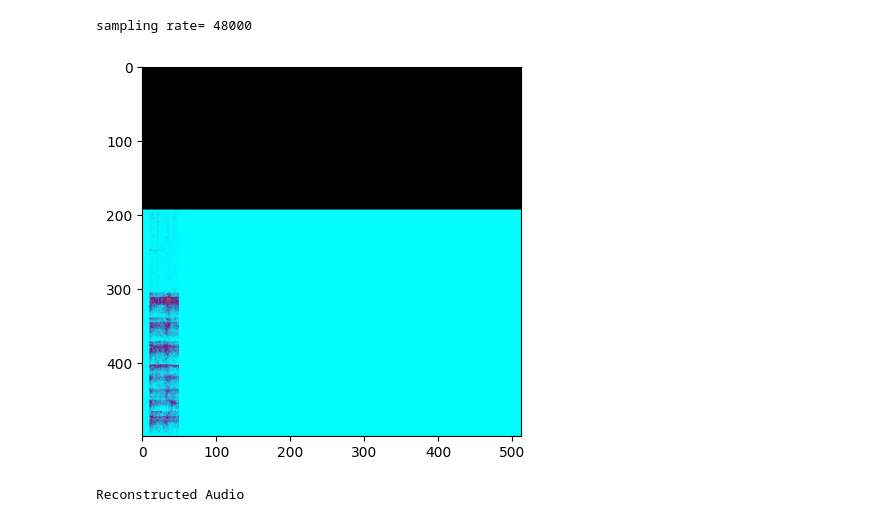
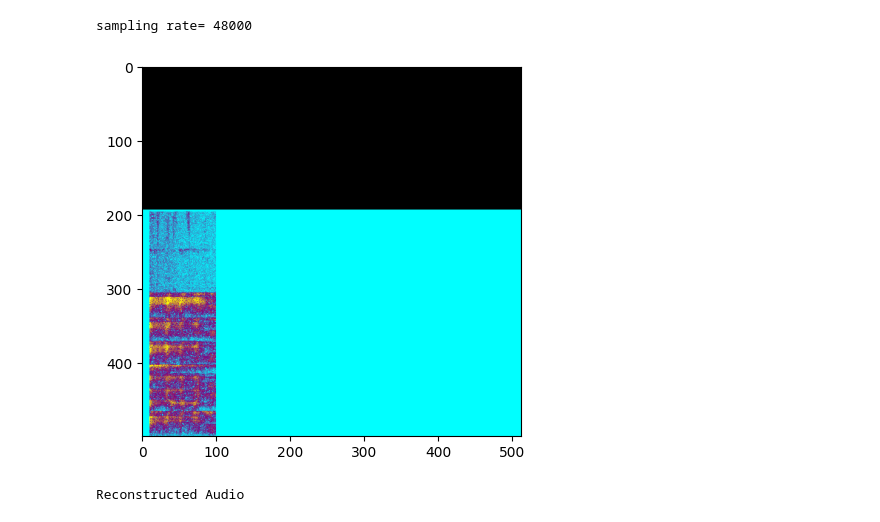
Before and after one commit to TUIlmenauAMS/MRSP_Tutorials, a Jupyter notebook: MRSP_LDFB.ipynb, the cells around one changed output. Drawn from its saved outputs; the diff is of its cells as text; code cells hidden in the pictures.

```diff
--- a/MRSP_LDFB.ipynb
+++ b/MRSP_LDFB.ipynb
@@ -822,7 +822,7 @@ def MDCTinv(y):
 filename = 'input.wav'
 samples, sample_rate = sf.read(filename, dtype='float32')
 samples = np.asarray(samples)
-samples*=1024
+samples*=32000 #make it an 16 bit integer range, like from pyaudio
 
 # Size of waterfall diagram
 rows = 500
@@ -846,39 +846,39 @@ for i in range(0, len(samples), CHUNK):
     #yfilt is the processed subbands, processing goes here:
     #yfilt=y
     yfilt=np.zeros(N)
-    yfilt[10:50]=y[10:50]
+    yfilt[10:100]=y[10:100] #only keep subbands no 10 to 100, as a bandpass filter
     #yfilt[1]=y[1]*8
     #yfilt[0:1024]=y[0:1024]
 
     # Waterfall color mapping
     R = 0.25 * np.log((np.abs(yfilt / np.sqrt(fftlen)) + 1)) / np.log(10.0)
 
     # Red frame
     frame[rows - 1, :, 2] = R
     # Green frame
     frame[rows - 1, :, 1] = np.abs(1 - 2 * R)
     # Blue frame
     frame[rows - 1, :, 0] = 1.0 - R
 
     # Display the resulting frame
     if i%10 == 0:
         #output.clear()
         #cv2_imshow(frame*255)
-        plt.imshow(np.flip(frame, axis=2))
+        plt.imshow(np.flip(np.clip(frame, 0, 1), axis=2)) #reverse ordering of primary color dimension from OpenCV
         plt.show()
         #time.sleep(.2)
         clear_output(wait=True)
 
 
     # Inverse/synthesis MDCT
     xrek = MDCTinv(yfilt).astype(int)
     xrek = np.clip(xrek, -32000, 32000)
 
     playback=np.concatenate((playback,xrek))
 
-sf.write('output.wav',playback/1024,sr)
+sf.write('output.wav',playback/32000,sr) #normalize sound samples to range -1..+1
 # %% [output]
-[figure, old version]
+[figure, new version]
 # %%
 print("Reconstructed Audio")
 ipd.Audio('output.wav', autoplay=True)
```
